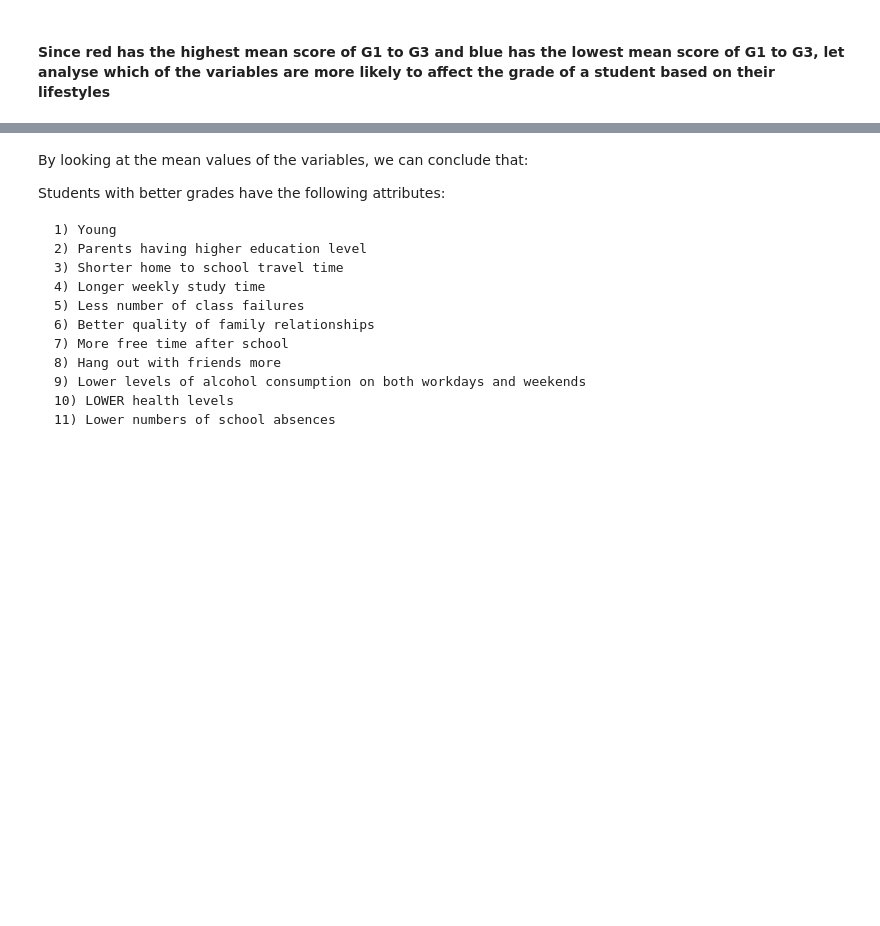
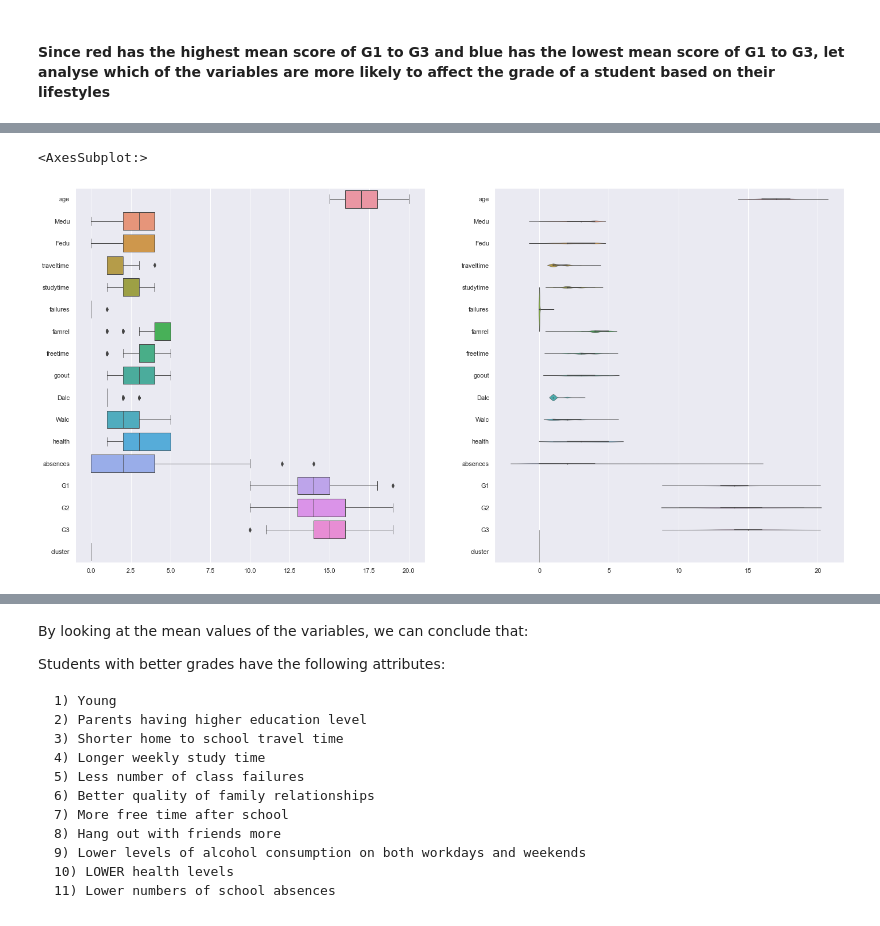
Before and after one commit to kendrickkohh/SC1015-Mini-Project, a Jupyter notebook: K-Means Clustering .ipynb, the cells around one changed output, grey strips where cells are left out. Cells and saved outputs as stored; diff of their text form; code cells hidden in the pictures; blank space fills up the shorter version.

```diff
--- a/K-Means Clustering .ipynb
+++ b/K-Means Clustering .ipynb
@@ -366,3 +366,11 @@ blue.describe()
 | 50% | 18.000000 | 2.000000 | 1.000000 | 2.000000 | 1.000000 | 1.000000 | 4.000000 | 4.000000 | 3.000000 | 1.000000 | ... |
 | 75% | 19.000000 | 2.500000 | 2.000000 | 2.000000 | 2.000000 | 2.000000 | 5.000000 | 4.000000 | 4.000000 | 2.000000 | ... |
 | max | 22.000000 | 4.000000 | 4.000000 | 4.000000 | 3.000000 | 3.000000 | 5.000000 | 5.000000 | 5.000000 | 5.000000 | ... |
+# %%
+f, axes = plt.subplots(1,2, figsize = (24,12))
+
+sb.boxplot(data = red, orient= 'h', width=0.8, linewidth = 1, ax = axes[0])
+sb.violinplot(data = red, orient = 'h', ax =axes[1], width=2, linewidth = 0.5)
+# %% [output]
+<AxesSubplot:>
+[figure, added]
```
Also changed, not shown: parts of 4 cells of this notebook.
